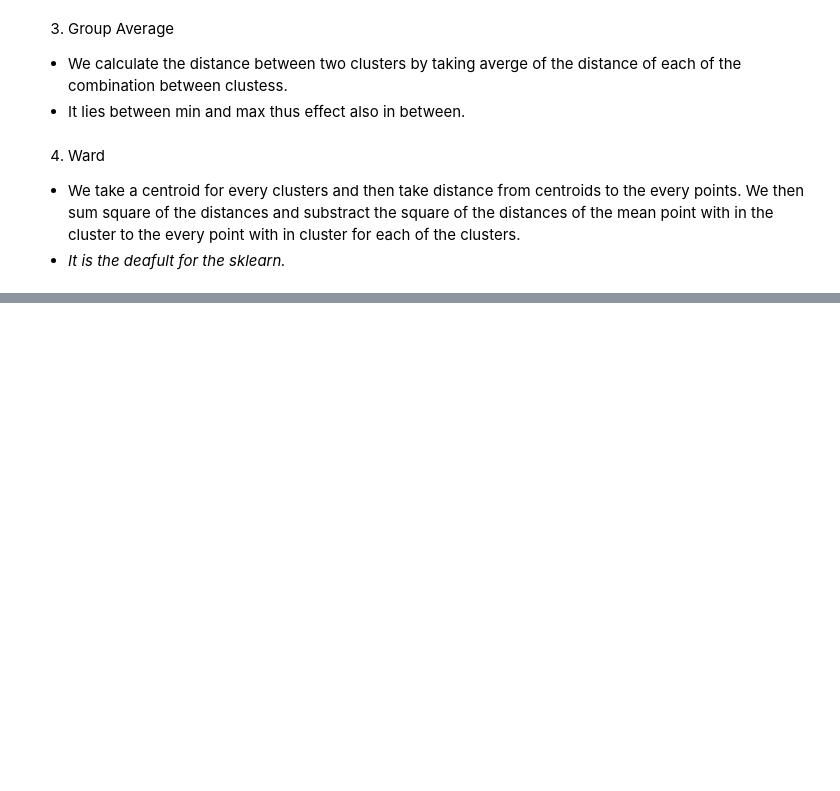
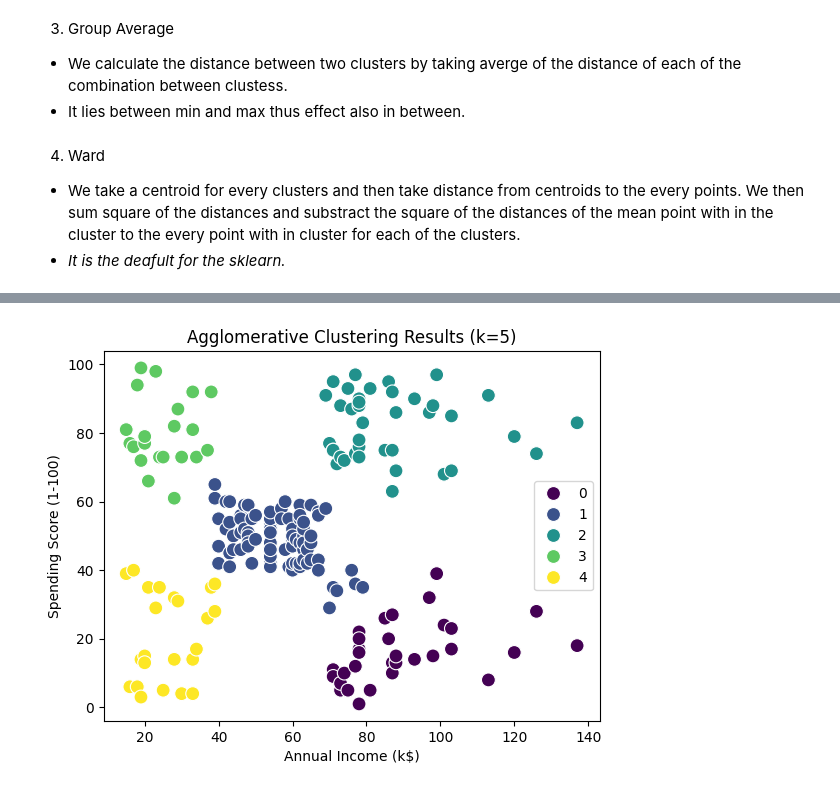
Before and after one commit to khanalasmit/machinelearning, a Jupyter notebook: 48-Hierarchial_clustering/1.ipynb, the cells around one changed output, grey strips where cells are left out. Cells and saved outputs as stored; diff of their text form; code cells hidden in the pictures; blank space fills up the shorter version.

```diff
--- a/48-Hierarchial_clustering/1.ipynb
+++ b/48-Hierarchial_clustering/1.ipynb
@@ -68,0 +146,11 @@ The distance between the clusters is found by:
+# %%
+import seaborn as sns
+sns.scatterplot(x=coustomer_data.iloc[:,0], y=coustomer_data.iloc[:,1], hue=labels_, palette='viridis', s=100)
+# Plot cluster centers
+#plt.scatter(centers[:, 0], centers[:, 1], c='red', marker='x', s=20, linewidths=3, label='Centroids')
+
+plt.title('Agglomerative Clustering Results (k=5)')
+plt.legend()
+plt.show()
+# %% [output]
+[figure, added]
```
Also changed, not shown: parts of 12 cells of this notebook.
